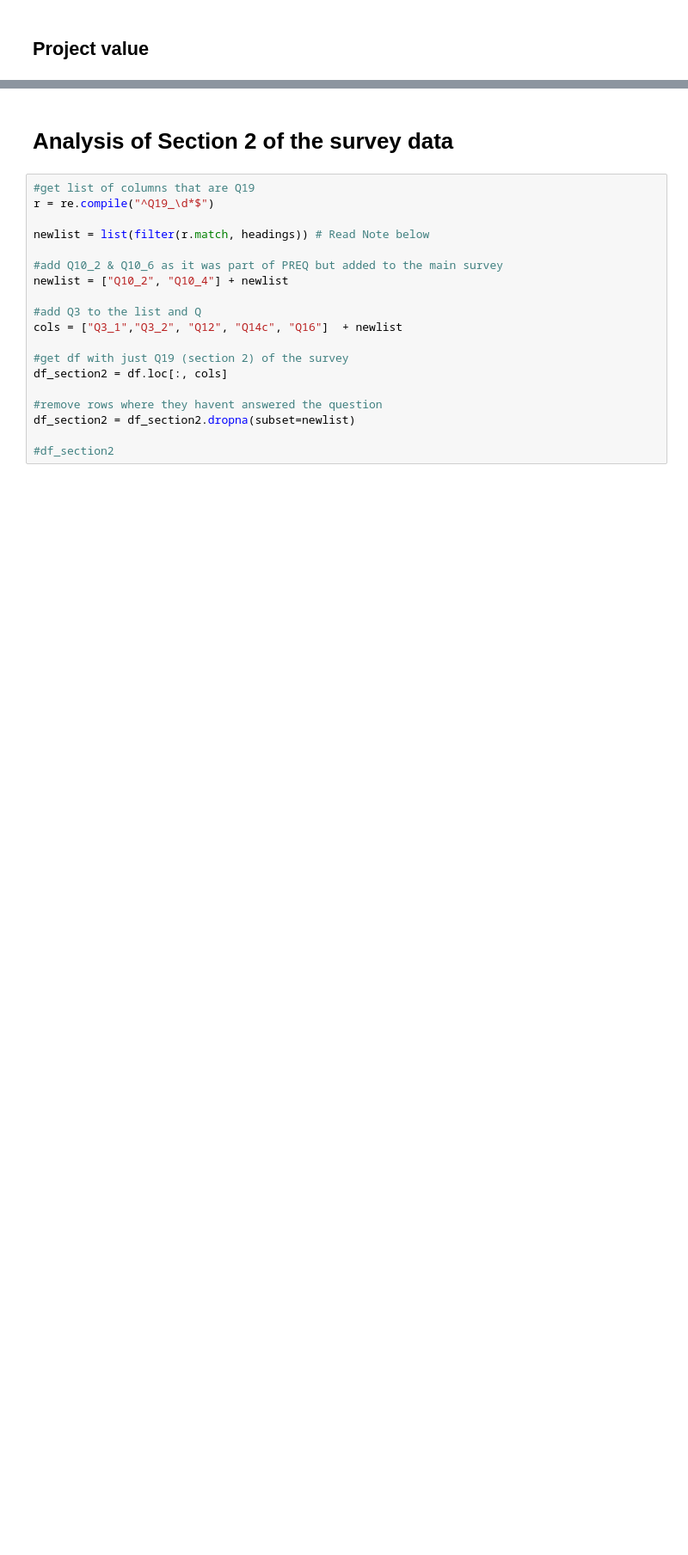
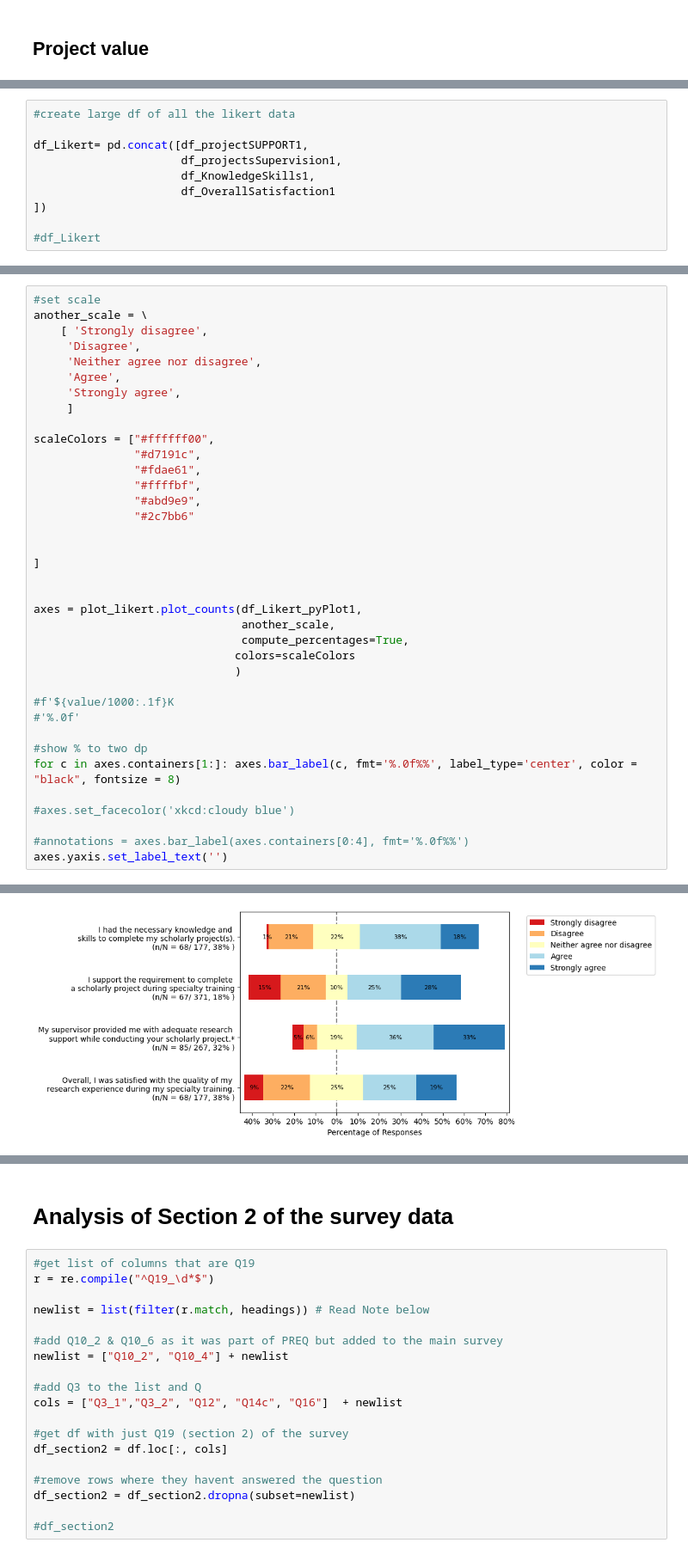
Before and after one commit to p-stehlik/ENHANCE-SurveyAnalysis, a Jupyter notebook: Script2Analysis.ipynb, the cells around one changed output, grey strips where cells are left out. Shown at 86% size. Drawn from its saved outputs; the diff is of its cells as text; blank space fills up the shorter version.

Commit message:
New visuals
New visuals developed based on peer-review feedback. Data removed from tables and moved where to avoid duplication.

```diff
--- a/Script2Analysis.ipynb
+++ b/Script2Analysis.ipynb
@@ -2901,0 +2932,10 @@ df_OverallProjectValue_SUPP.to_csv(saveTo, index=False)
+# %%
+#create large df of all the likert data
+
+df_Likert= pd.concat([df_projectSUPPORT1,
+                      df_projectsSupervision1,
+                      df_KnowledgeSkills1,
+                      df_OverallSatisfaction1
+])
+
+#df_Likert
@@ -2901,0 +3032,38 @@ df_OverallProjectValue_SUPP.to_csv(saveTo, index=False)
+# %%
+#set scale
+another_scale = \
+    [ 'Strongly disagree',
+     'Disagree',
+     'Neither agree nor disagree',
+     'Agree',
+     'Strongly agree',
+     ]
+
+scaleColors = ["#ffffff00",
+               "#d7191c",
+               "#fdae61",
+               "#ffffbf",
+               "#abd9e9",
+               "#2c7bb6"
+
+
+]
+
+
+axes = plot_likert.plot_counts(df_Likert_pyPlot1,
+                               another_scale,
+                               compute_percentages=True,
+                              colors=scaleColors
+                              )
+
+#f'${value/1000:.1f}K
+#'%.0f'
+
+#show % to two dp
+for c in axes.containers[1:]: axes.bar_label(c, fmt='%.0f%%', label_type='center', color = "black", fontsize = 8)
+
+#axes.set_facecolor('xkcd:cloudy blue')
+
+#annotations = axes.bar_label(axes.containers[0:4], fmt='%.0f%%')
+axes.yaxis.set_label_text('')
+# %% [output]
@@ -2901,0 +3071 @@ df_OverallProjectValue_SUPP.to_csv(saveTo, index=False)
+[figure, added]
```
Also changed, not shown: parts of 32 cells of this notebook, 2 other files.
